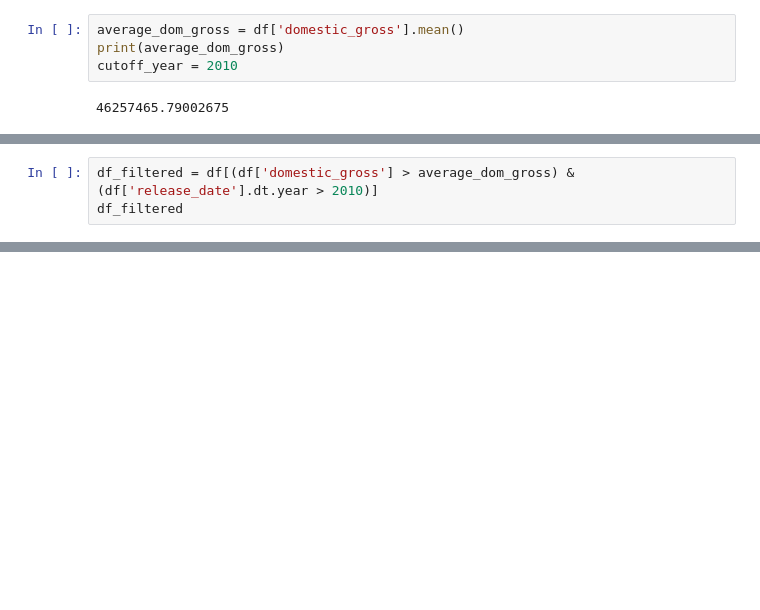
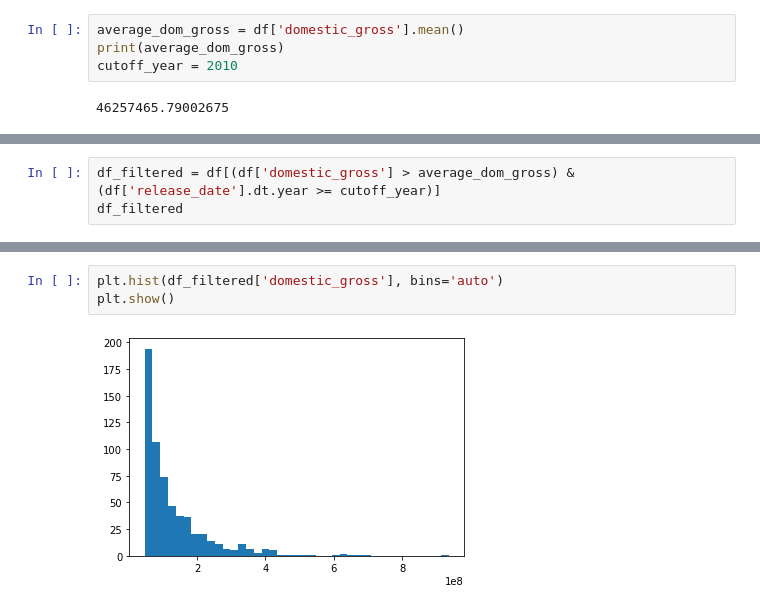
Before and after one commit to harte3/Flatiron-Capstone-Group-2, a Jupyter notebook: notebooks/member-3-folder/ellis-skylar seasonality on revenue.ipynb, the cells around one changed output, grey strips where cells are left out. Drawn from its saved outputs; the diff is of its cells as text; blank space fills up the shorter version.

```diff
--- a/notebooks/member-3-folder/ellis-skylar seasonality on revenue.ipynb
+++ b/notebooks/member-3-folder/ellis-skylar seasonality on revenue.ipynb
@@ -292,6 +267,6 @@ df
 5234 rows × 7 columns
 # %%
-df_filtered = df[(df['domestic_gross'] > average_dom_gross) & (df['release_date'].dt.year > 2010)]
+df_filtered = df[(df['domestic_gross'] > average_dom_gross) & (df['release_date'].dt.year >= cutoff_year)]
 df_filtered
 # %% [output]
 |  | id | release_date | movie | production_budget | domestic_gross | worldwide_gross | seasons |
@@ -309,0 +295,5 @@ df_filtered
+# %%
+plt.hist(df_filtered['domestic_gross'], bins='auto')
+plt.show()
+# %% [output]
+[figure, added]
```
Also changed, not shown: parts of 28 cells of this notebook.
